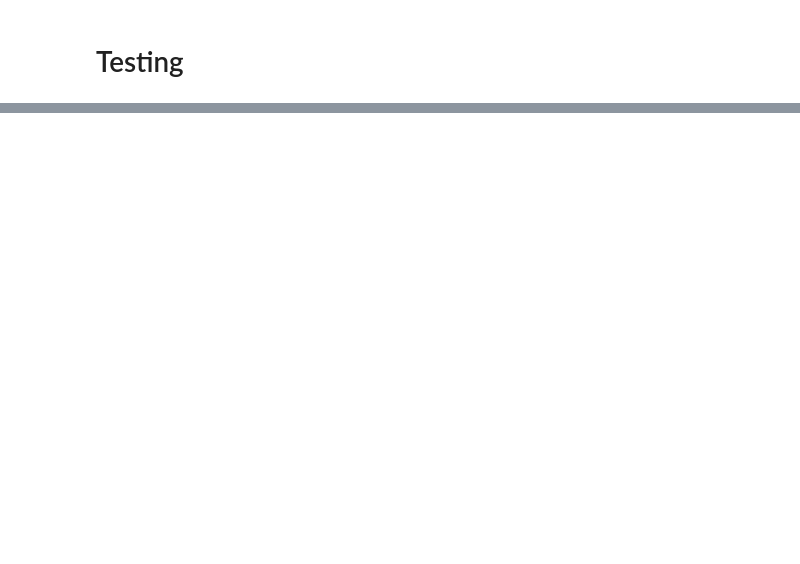
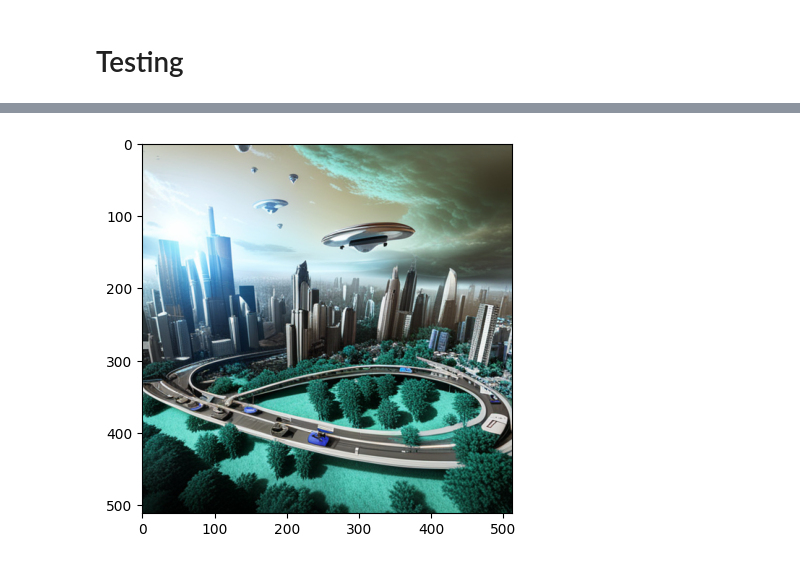
Before and after one commit to roydendsouza31/AI-Generated-Images-vs-Real-Images, a Jupyter notebook: main.ipynb, the cells around one changed output, grey strips where cells are left out. Saved outputs shown, nothing was run; the diff lists cells and outputs as text; code cells hidden in the pictures; blank space fills up the shorter version.

```diff
--- a/main.ipynb
+++ b/main.ipynb
@@ -401,0 +475,4 @@ The given image is Real.
+# %%
+path_img = '/content/testing/ai4.png'
+find_out(path_img)
+# %% [output]
@@ -401,0 +481 @@ The given image is Real.
+[figure, added]
```
Also changed, not shown: parts of 25 cells of this notebook.
